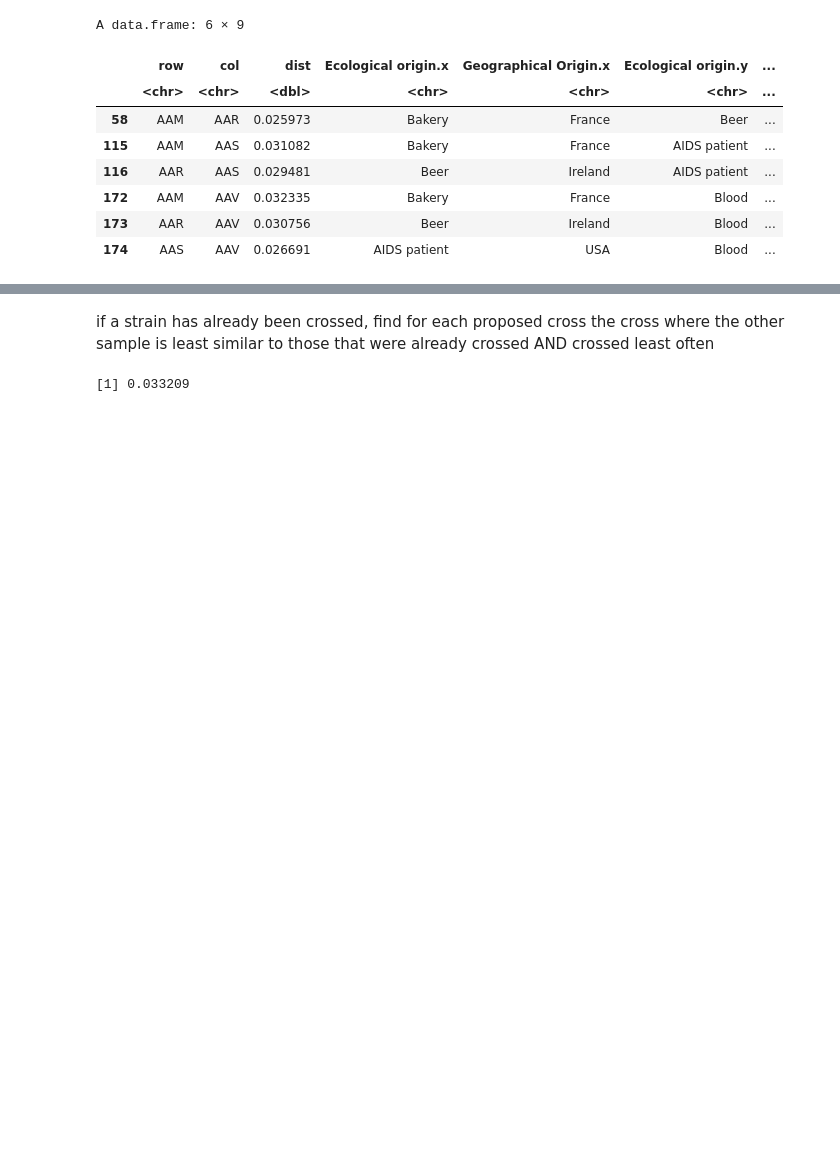
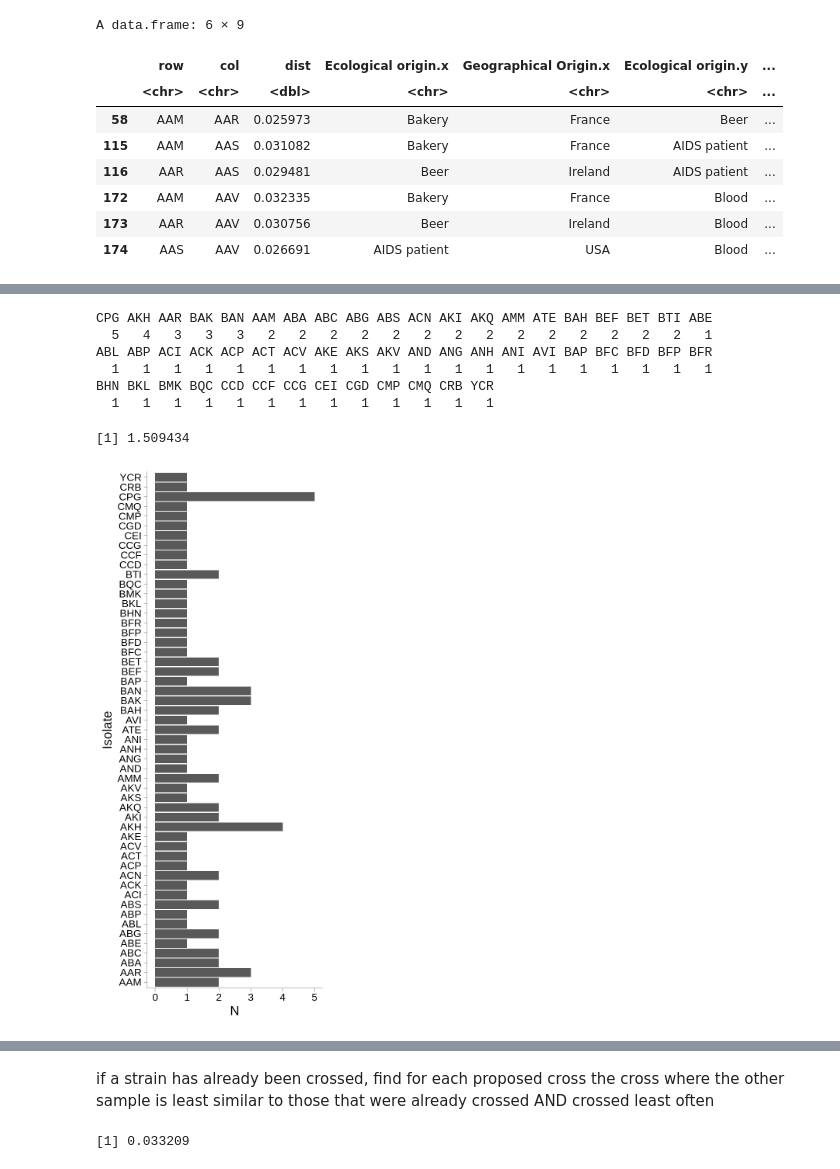
Before and after one commit to jnrunge/TRD, a Jupyter notebook: All measures except opposite homozygous loci.ipynb, the cells around one changed output, grey strips where cells are left out. Cells and saved outputs as stored; diff of their text form; code cells hidden in the pictures; blank space fills up the shorter version.

```diff
--- a/All measures except opposite homozygous loci.ipynb
+++ b/All measures except opposite homozygous loci.ipynb
@@ -199,0 +209,16 @@ A data.frame: 31 × 2
+# %%
+options(repr.plot.width=5, repr.plot.height=12)
+
+ggplot(as.data.table(tab<-table(c(already_crossed$s1,already_crossed$s2))), aes(x=V1,y=N))+
+geom_col()+my_theme(20)+coord_flip()+xlab("Isolate")
+sort(tab,decreasing = TRUE)
+mean(tab)
+# %% [output]
+CPG AKH AAR BAK BAN AAM ABA ABC ABG ABS ACN AKI AKQ AMM ATE BAH BEF BET BTI ABE
+  5   4   3   3   3   2   2   2   2   2   2   2   2   2   2   2   2   2   2   1
+ABL ABP ACI ACK ACP ACT ACV AKE AKS AKV AND ANG ANH ANI AVI BAP BFC BFD BFP BFR
+  1   1   1   1   1   1   1   1   1   1   1   1   1   1   1   1   1   1   1   1
+BHN BKL BMK BQC CCD CCF CCG CEI CGD CMP CMQ CRB YCR
+  1   1   1   1   1   1   1   1   1   1   1   1   1
+[1] 1.509434
+[figure, added]
```
Also changed, not shown: parts of 19 cells of this notebook, 2 other files.
